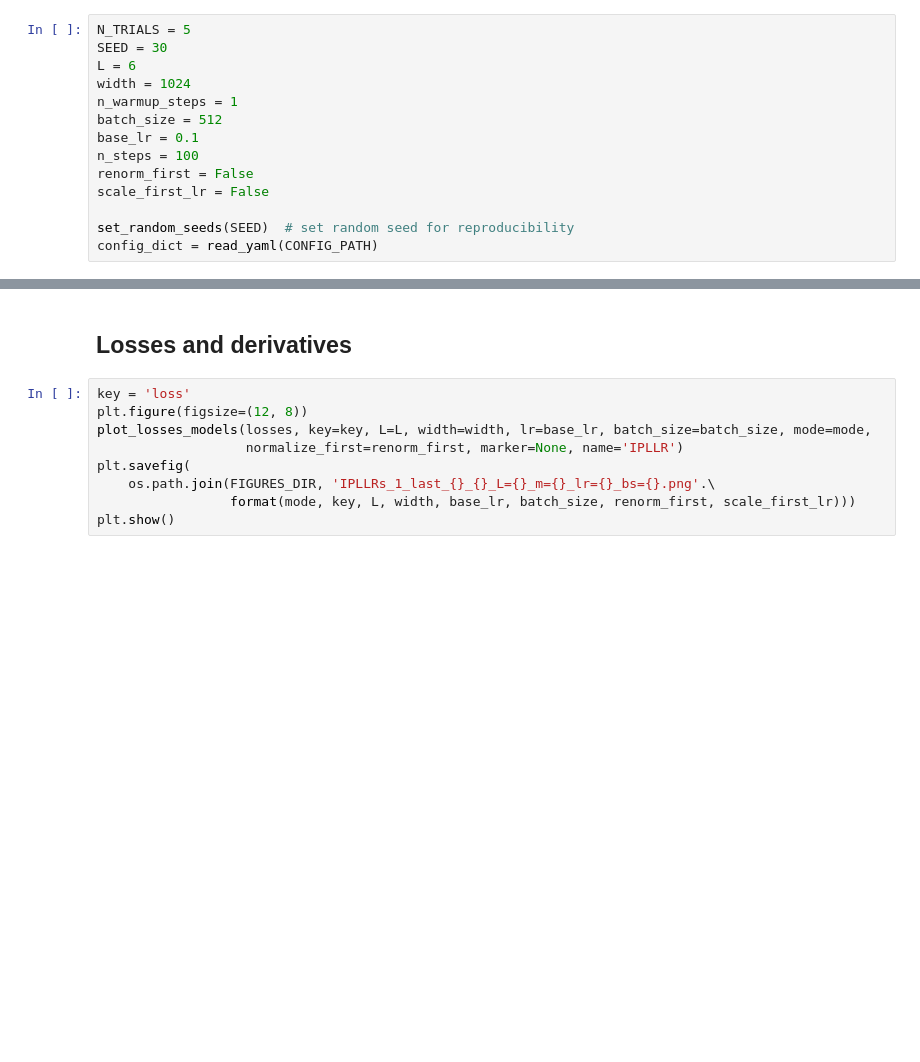
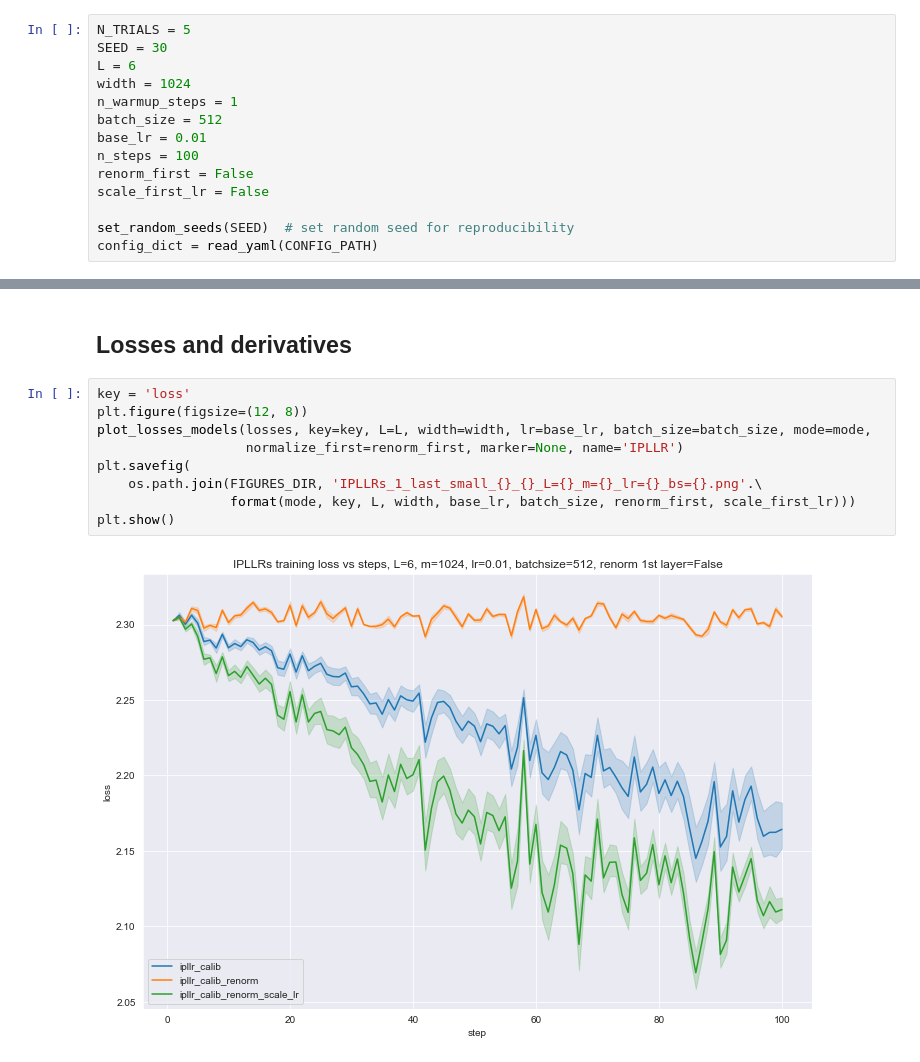
Before and after one commit to karl-hajjar/wide-networks, a Jupyter notebook: pytorch/notebooks/abc_parameterizations/debug-ipllr/debug-renorm-1st-ipllr.ipynb, the cells around one changed output, grey strips where cells are left out. Saved outputs shown, nothing was run; the diff lists cells and outputs as text; blank space fills up the shorter version.

```diff
--- a/pytorch/notebooks/abc_parameterizations/debug-ipllr/debug-renorm-1st-ipllr.ipynb
+++ b/pytorch/notebooks/abc_parameterizations/debug-ipllr/debug-renorm-1st-ipllr.ipynb
@@ -42,7 +42,7 @@ L = 6
 width = 1024
 n_warmup_steps = 1
 batch_size = 512
-base_lr = 0.1
+base_lr = 0.01
 n_steps = 100
 renorm_first = False
 scale_first_lr = False
@@ -200,12 +200,14 @@ for key, res in results.items():
 # %%
 key = 'loss'
 plt.figure(figsize=(12, 8))
 plot_losses_models(losses, key=key, L=L, width=width, lr=base_lr, batch_size=batch_size, mode=mode,
                    normalize_first=renorm_first, marker=None, name='IPLLR')
 plt.savefig(
-    os.path.join(FIGURES_DIR, 'IPLLRs_1_last_{}_{}_L={}_m={}_lr={}_bs={}.png'.\
+    os.path.join(FIGURES_DIR, 'IPLLRs_1_last_small_{}_{}_L={}_m={}_lr={}_bs={}.png'.\
                  format(mode, key, L, width, base_lr, batch_size, renorm_first, scale_first_lr)))
 plt.show()
+# %% [output]
+[figure, added]
 # %%
 key = 'chi'
 plt.figure(figsize=(12, 8))
```
Also changed, not shown: parts of 3 cells of this notebook, 9 other files.
